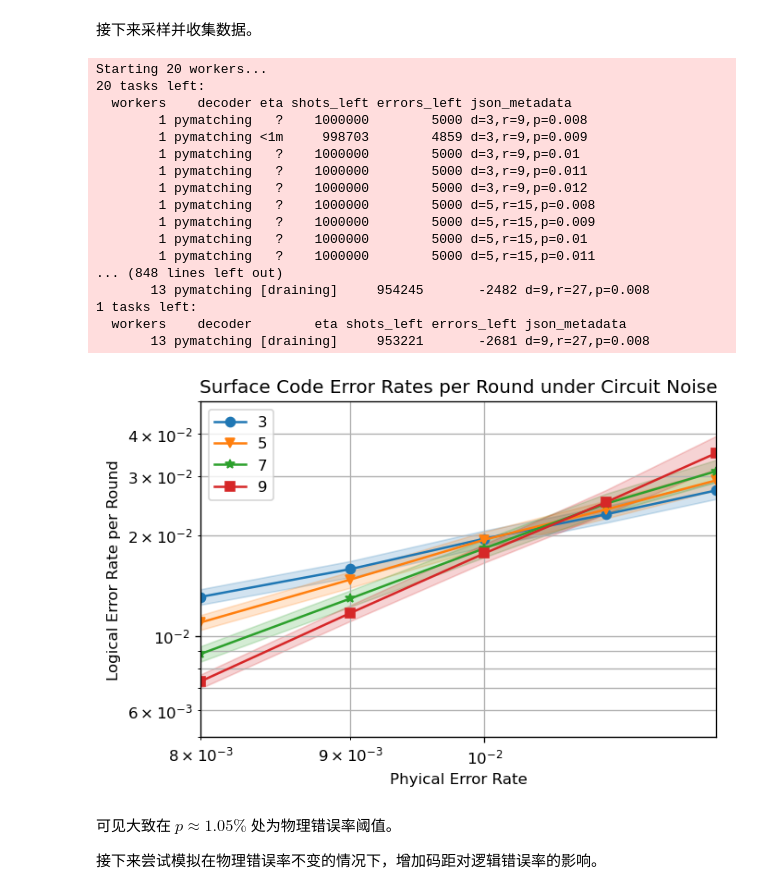
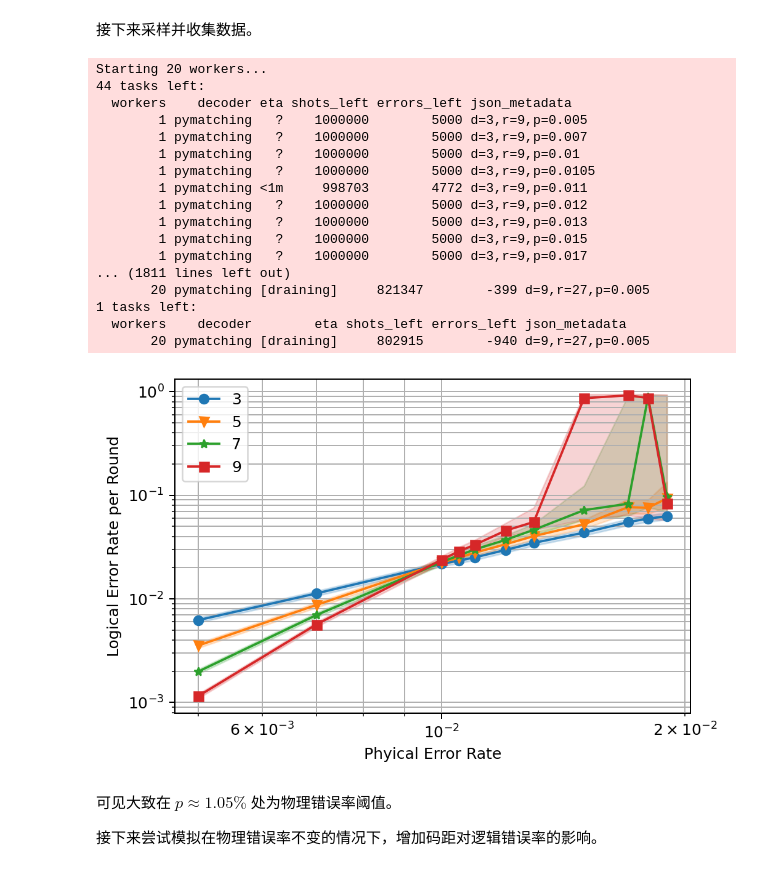
Before and after one commit to Williamdepig/WillowChipStimulation, a Jupyter notebook: docs/guidance.ipynb, the cells around one changed output. Cells and saved outputs as stored; diff of their text form; code cells hidden in the pictures.

```diff
--- a/docs/guidance.ipynb
+++ b/docs/guidance.ipynb
@@ -493,11 +514,19 @@ surface_code_circuit.diagram("detslice-svg")
 接下来采样并收集数据。
 # %%
 import os
+
+circuit = stim.Circuit.from_file('circuit_ideal_stim')
+error_model = stim.DetectorErrorModel.from_file('error_model.dem')
+
+task = sinter.Task(
+    circuit=circuit,
+    detector_error_model=error_model
+)
 
 surface_code_tasks = [
     sinter.Task(
         circuit = stim.Circuit.generated(
-            "surface_code:rotated_memory_z",
+            "surface_code:rotated_memory_x",
             rounds=d * 3,
             distance=d,
             after_clifford_depolarization=noise,
@@ -508,7 +537,7 @@ surface_code_tasks = [
         json_metadata={'d': d, 'r': d * 3, 'p': noise},
     )
     for d in [3, 5, 7, 9]
-    for noise in [0.008, 0.009, 0.01, 0.011, 0.012]
+    for noise in [0.005, 0.007, 0.01, 0.0105, 0.011, 0.012, 0.013, 0.015, 0.017, 0.018, 0.019]
 ]
 
 collected_surface_code_stats: List[sinter.TaskStats] = sinter.collect(
@@ -521,43 +550,46 @@ collected_surface_code_stats: List[sinter.TaskStats] = sinter.collect(
 )
 # %% [output]
 Starting 20 workers...
-20 tasks left:
+44 tasks left:
   workers    decoder eta shots_left errors_left json_metadata
-        1 pymatching   ?    1000000        5000 d=3,r=9,p=0.008
-        1 pymatching <1m     998703        4859 d=3,r=9,p=0.009
+        1 pymatching   ?    1000000        5000 d=3,r=9,p=0.005
+        1 pymatching   ?    1000000        5000 d=3,r=9,p=0.007
         1 pymatching   ?    1000000        5000 d=3,r=9,p=0.01
-        1 pymatching   ?    1000000        5000 d=3,r=9,p=0.011
+        1 pymatching   ?    1000000        5000 d=3,r=9,p=0.0105
+        1 pymatching <1m     998703        4772 d=3,r=9,p=0.011
         1 pymatching   ?    1000000        5000 d=3,r=9,p=0.012
-        1 pymatching   ?    1000000        5000 d=5,r=15,p=0.008
-        1 pymatching   ?    1000000        5000 d=5,r=15,p=0.009
-        1 pymatching   ?    1000000        5000 d=5,r=15,p=0.01
-        1 pymatching   ?    1000000        5000 d=5,r=15,p=0.011
-... (848 lines left out)
-       13 pymatching [draining]     954245       -2482 d=9,r=27,p=0.008
+        1 pymatching   ?    1000000        5000 d=3,r=9,p=0.013
+        1 pymatching   ?    1000000        5000 d=3,r=9,p=0.015
+        1 pymatching   ?    1000000        5000 d=3,r=9,p=0.017
+... (1811 lines left out)
+       20 pymatching [draining]     821347        -399 d=9,r=27,p=0.005
 1 tasks left:
   workers    decoder        eta shots_left errors_left json_metadata
-       13 pymatching [draining]     953221       -2681 d=9,r=27,p=0.008
+       20 pymatching [draining]     802915        -940 d=9,r=27,p=0.005
 # %%
 fig, ax = plt.subplots(1, 1)
 sinter.plot_error_rate(
     ax=ax,
     stats=collected_surface_code_stats,
     x_func=lambda stat: stat.json_metadata['p'],
     group_func=lambda stat: stat.json_metadata['d'],
     failure_units_per_shot_func=lambda stat: stat.json_metadata['r'],
 )
-ax.set_ylim(5e-3, 5e-2)
-ax.set_xlim(0.008, 0.012)
+# ax.set_ylim(5e-3, 5e-2)
+# ax.set_xlim(0.008, 0.012)
 ax.loglog()
-ax.set_title("Surface Code Error Rates per Round under Circuit Noise")
+# ax.set_title("Surface Code Error Rates per Round under Circuit Noise")
+
 ax.set_xlabel("Phyical Error Rate")
 ax.set_ylabel("Logical Error Rate per Round")
 ax.grid(which='major')
 ax.grid(which='minor')
 ax.legend()
-fig.set_dpi(120)  # Show it bigger
+ax.plot(markersize=3)
+
+fig.set_dpi(180)  # Show it bigger
 # %% [output]
-[figure, old version]
+[figure, new version]
 # %% [markdown]
 可见大致在 $p \approx 1.05\%$ 处为物理错误率阈值。
 
```
Also changed, not shown: parts of 11 cells of this notebook, 8 other files.
